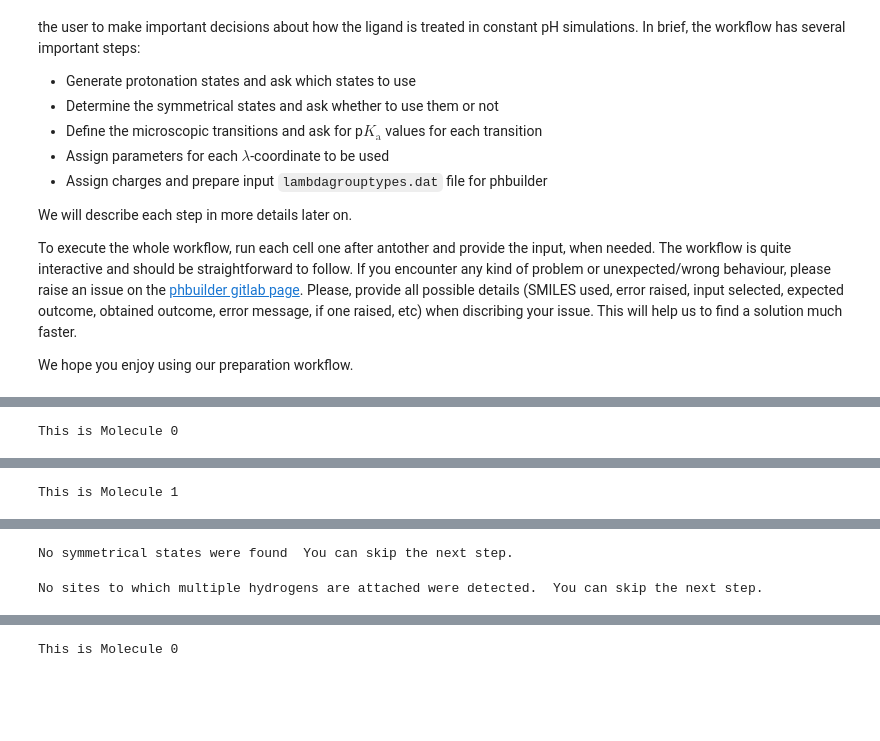
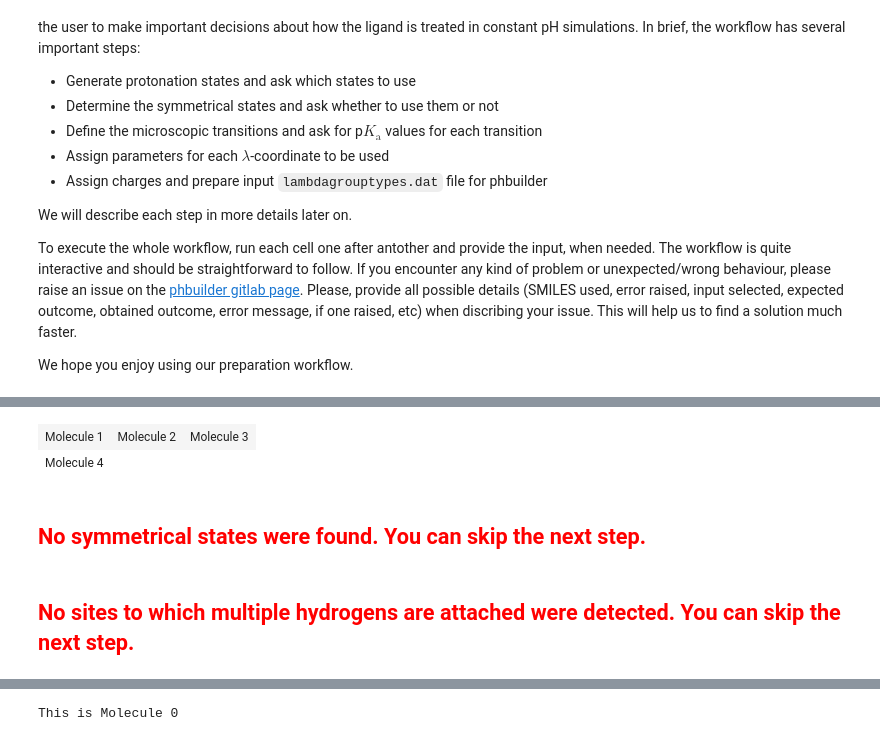
Before and after one commit to pbuslaev/cphmd_ligand_param, a Jupyter notebook: prep_ligand_for_gmx_cphmd.ipynb, the cells around one changed output, grey strips where cells are left out. Saved outputs shown, nothing was run; the diff lists cells and outputs as text; code cells hidden in the pictures; blank space fills up the shorter version.

```diff
--- a/prep_ligand_for_gmx_cphmd.ipynb
+++ b/prep_ligand_for_gmx_cphmd.ipynb
@@ -109,8 +119,8 @@ This is Molecule 1
 #@markdown Which molecule states do you want to use?
 #@markdown The molecules are shown in the previous cell.
 #@markdown Please select the statues you are interested in and run the cell.
-mol1 = True #@param {type:"boolean"}
-mol2 = True #@param {type:"boolean"}
+mol1 = False #@param {type:"boolean"}
+mol2 = False #@param {type:"boolean"}
 mol3 = True #@param {type:"boolean"}
 mol4 = False #@param {type:"boolean"}
 mol5 = True #@param {type:"boolean"}
@@ -131,11 +141,20 @@ mols_for_use = [mols[i] for i in range(len(mols)) if mols_to_use[i]]
 #@markdown Run this cell
 
 #@markdown The folowing states will be used in the furhter analysis:
+svg_list_selected = []
 for i, m in enumerate(mols_for_use):
-    print(f"This is Molecule {i}")
     d2d = rdMolDraw2D.MolDraw2DSVG(250, 200)
     d2d.DrawMolecule(m)
     d2d.FinishDrawing()
-    display(SVG(d2d.GetDrawingText()))
+    svg_list_selected.append(d2d.GetDrawingText())
+
+# Arrange SVGs into a 3-column grid using HTML
+html_grid_selected = "<table><tr>"
+mols_per_row_selected = 3
+for i, svg_content in enumerate(svg_list_selected):
+    if i > 0 and i % mols_per_row_selected == 0:
+        html_grid_selected += "</tr><tr>"
+    html_grid_selected += f"<td><div style='text-align:center;'>Molecule {i + 1}<br>{svg_content}</div></td>"
+html_grid_selected += "</tr></table>"
+display(HTML(html_grid_selected))
 # %% [output]
-This is Molecule 0
@@ -143 +160,0 @@ This is Molecule 0
-This is Molecule 1
@@ -145,3 +161,5 @@ This is Molecule 1
+| Molecule 1 | Molecule 2 | Molecule 3 |
+| Molecule 4 |
 # %%
 #@title Get titratable site
 #@markdown We need to understand which atoms change its protonation. In this
@@ -396,9 +414,7 @@ for idx, mol in enumerate(mols):
     for i in range(_mols[0].GetNumAtoms()):
         if len(
             set(
-                [
-                    x.GetAtomWithIdx(i).GetFormalCharge() for x in _mols
-                ]
+                [x.GetAtomWithIdx(i).GetFormalCharge() for x in _mols]
             )
         ) != 1:
             for j in range(len(_mols)):
@@ -413,12 +429,13 @@ for idx, mol in enumerate(mols):
     display(SVG(d2d.GetDrawingText()))
     # Symmetrical atoms with different charges
 if not symm_states_dict:
-    print(
-        "No symmetrical states were found "
-        + " You can skip the next step."
-    )
+    display(HTML(
+        "<h2><span style=\"color:red; font-weight:bold;\">" +
+        "No symmetrical states were found. You can skip the next step." +
+        "</span></h2>"
+    ))
 # %% [output]
-No symmetrical states were found  You can skip the next step.
+No symmetrical states were found. You can skip the next step.
 # %%
 #@title Select treatment of symmetrical states
 #@markdown Please, select whether to inclue symmetrical states for a molecule
@@ -499,12 +516,14 @@ if sites_with_multiple_hs:
         (pmol.GetAtomWithIdx(a)).SetProp('atomNote', '')
 else:
     mHs = None
-    print(
-        "No sites to which multiple hydrogens are attached were detected. "
-        + " You can skip the next step."
-    )
+    display(HTML(
+        "<h2><span style=\"color:red; font-weight:bold;\">"
+        + "No sites to which multiple hydrogens are attached were detected. "
+        + "You can skip the next step."
+        + "</span></h2>"
+    ))
 # %% [output]
-No sites to which multiple hydrogens are attached were detected.  You can skip the next step.
+No sites to which multiple hydrogens are attached were detected. You can skip the next step.
 # %%
 #@title Select treatment of multi-hydrogen sites
 #@markdown Do you want to treat titratable sites with multiple hydrogens
```
Also changed, not shown: parts of 5 cells of this notebook.
